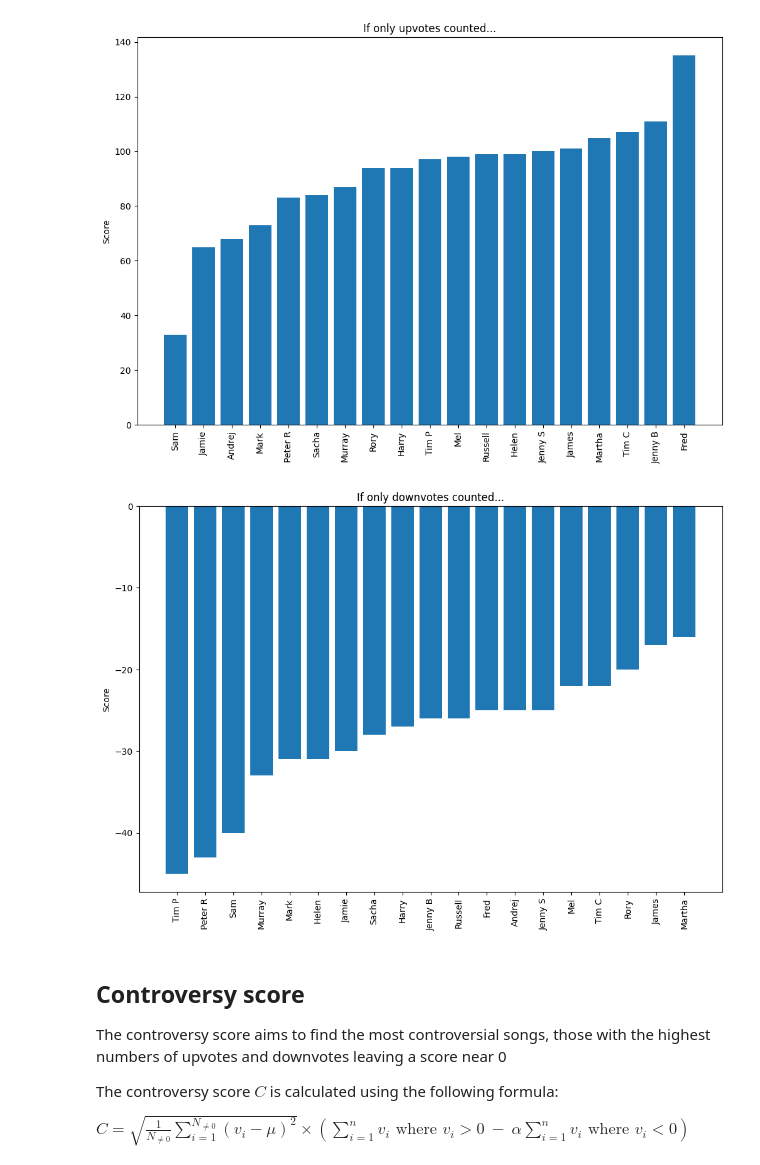
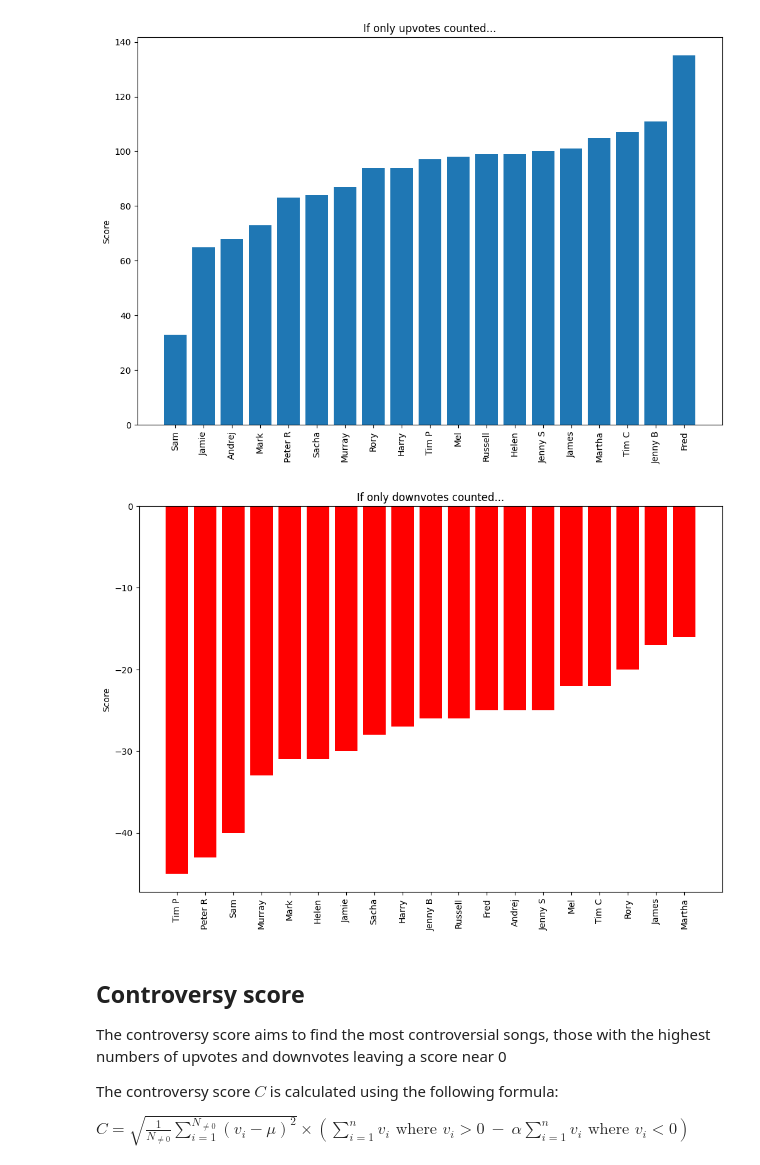
Before and after one commit to fred-cook/music-league-graphs, a Jupyter notebook: music_league_graphs/stats.ipynb, the cells around one changed output. Saved outputs shown, nothing was run; the diff lists cells and outputs as text; code cells hidden in the pictures.

```diff
--- a/music_league_graphs/stats.ipynb
+++ b/music_league_graphs/stats.ipynb
@@ -492,20 +510,20 @@ plt.show()
 # %%
 negative_votes = np.where(arr < 0, arr, 0)
 
 negative_scores = np.sum(negative_votes, axis=(0, 2))
 
 order = np.argsort(negative_scores)
 
 fig, ax = plt.subplots(figsize=(12, 8))
 
-ax.bar(np.arange(len(winning_order)), np.sort(negative_scores))
+ax.bar(np.arange(len(winning_order)), np.sort(negative_scores), color="red")
 ax.set_xticks(range(len(winning_order)), [winning_order[i] for i in order], rotation="vertical")
 ax.set_ylabel("Score")
 ax.set_title("If only downvotes counted...")
 
 plt.show()
 # %% [output]
-[figure, old version]
+[figure, new version]
 # %% [markdown]
 ## Controversy score
 
```
Also changed, not shown: parts of 9 cells of this notebook.
